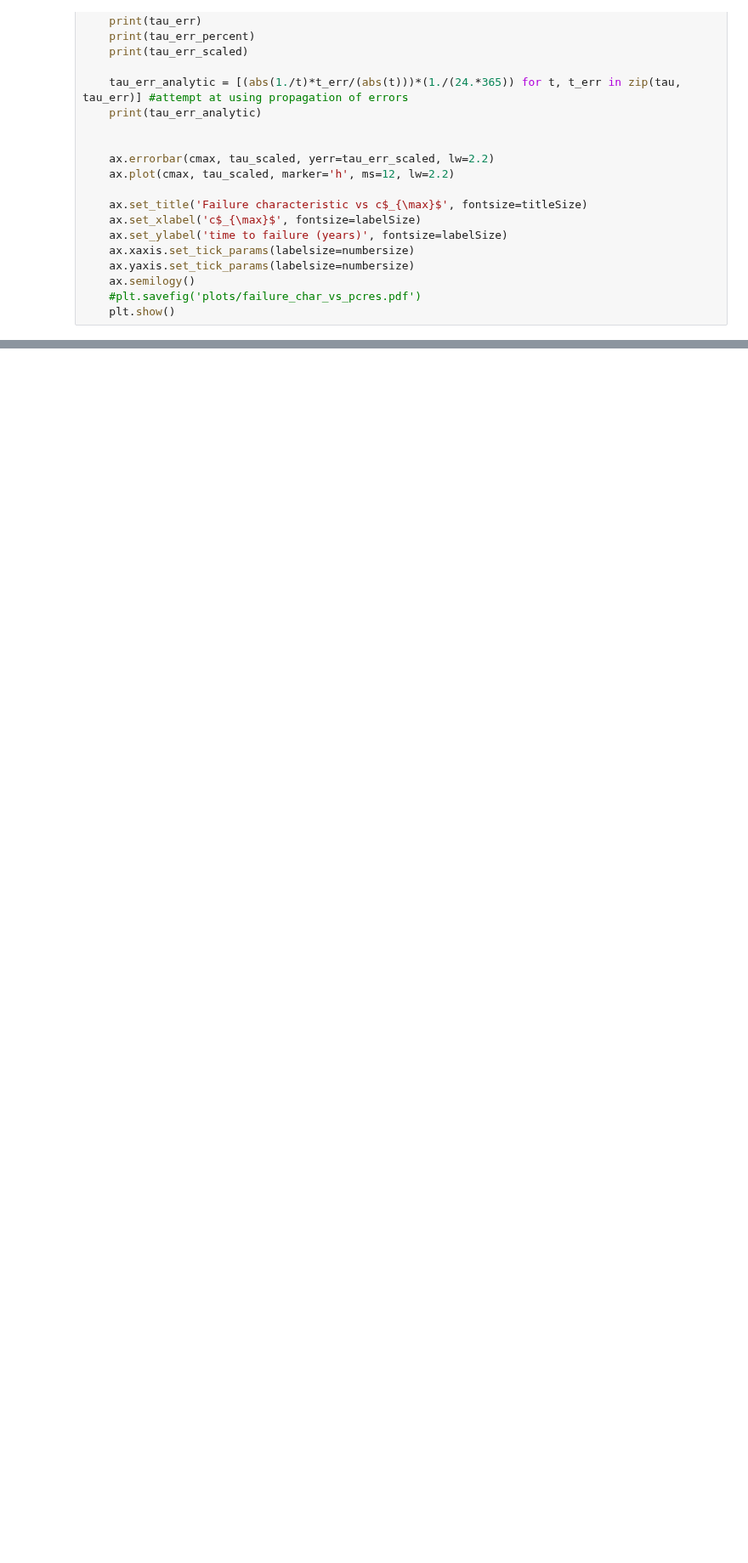
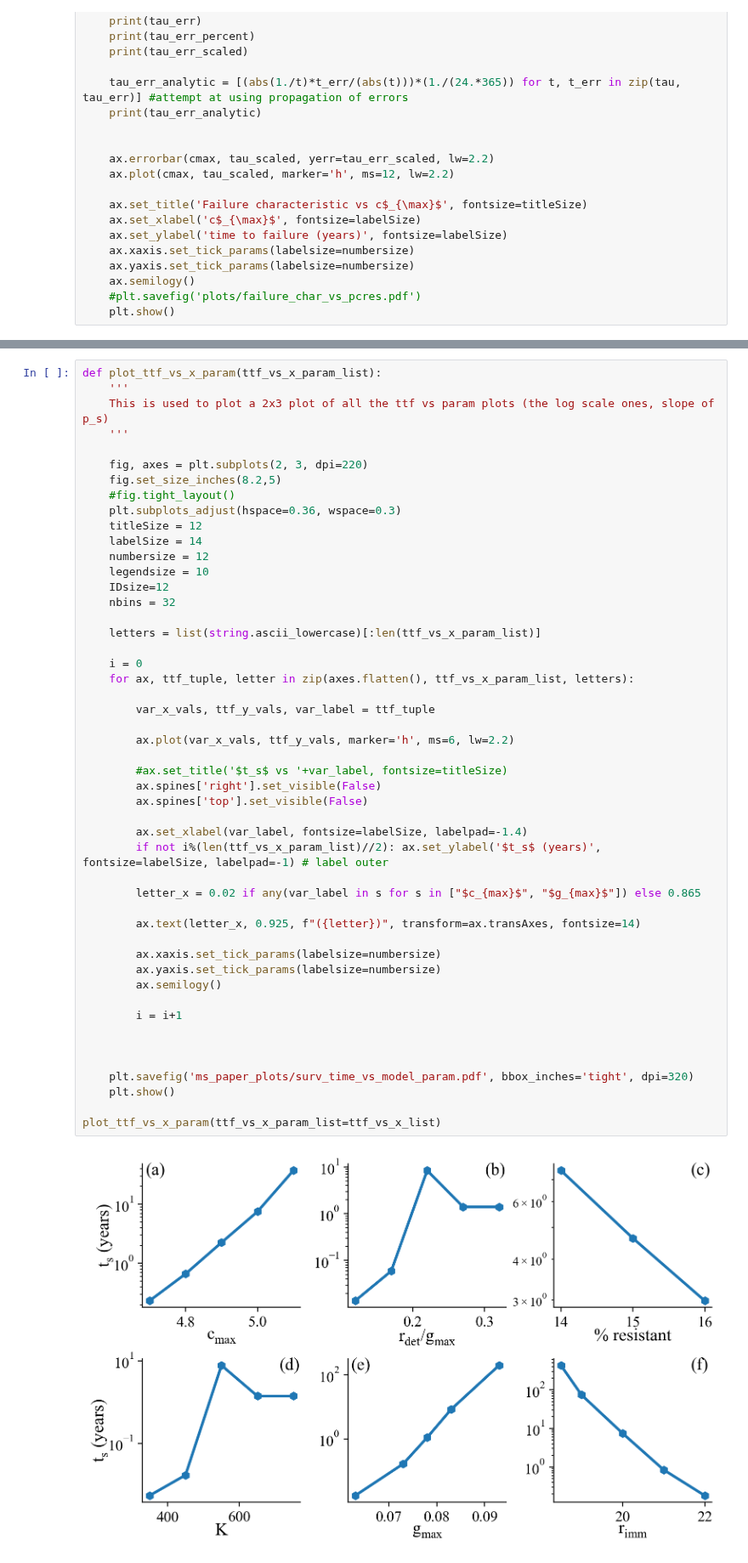
Before and after one commit to patricksinclair/multispecies_postprocessing, a Jupyter notebook: geno_distbs/varying_susceps/ttf_analyser.ipynb, the cells around one changed output, grey strips where cells are left out. Shown at 85% size. Drawn from its saved outputs; the diff is of its cells as text; blank space fills up the shorter version.

```diff
--- a/geno_distbs/varying_susceps/ttf_analyser.ipynb
+++ b/geno_distbs/varying_susceps/ttf_analyser.ipynb
@@ -338,3 +321,54 @@ ttf_14pc_rImm = plot_fitSlopes_and_failRate(ttf_14pcres_vs_rImm, rImm_vals, "$r_
+# %%
+def plot_ttf_vs_x_param(ttf_vs_x_param_list):
+    '''
+    This is used to plot a 2x3 plot of all the ttf vs param plots (the log scale ones, slope of p_s)
+    '''
+
+    fig, axes = plt.subplots(2, 3, dpi=220)
+    fig.set_size_inches(8.2,5)
+    #fig.tight_layout()
+    plt.subplots_adjust(hspace=0.36, wspace=0.3)
+    titleSize = 12
+    labelSize = 14
+    numbersize = 12
+    legendsize = 10
+    IDsize=12
+    nbins = 32
+
+    letters = list(string.ascii_lowercase)[:len(ttf_vs_x_param_list)]
+
+    i = 0
+    for ax, ttf_tuple, letter in zip(axes.flatten(), ttf_vs_x_param_list, letters):
+
+        var_x_vals, ttf_y_vals, var_label = ttf_tuple
+
+        ax.plot(var_x_vals, ttf_y_vals, marker='h', ms=6, lw=2.2)
+
+        #ax.set_title('$t_s$ vs '+var_label, fontsize=titleSize)
+        ax.spines['right'].set_visible(False)
+        ax.spines['top'].set_visible(False)
+
+        ax.set_xlabel(var_label, fontsize=labelSize, labelpad=-1.4)
+        if not i%(len(ttf_vs_x_param_list)//2): ax.set_ylabel('$t_s$ (years)', fontsize=labelSize, labelpad=-1) # label outer
+
+        letter_x = 0.02 if any(var_label in s for s in ["$c_{max}$", "$g_{max}$"]) else 0.865
+
+        ax.text(letter_x, 0.925, f"({letter})", transform=ax.transAxes, fontsize=14)
+
+        ax.xaxis.set_tick_params(labelsize=numbersize)
+        ax.yaxis.set_tick_params(labelsize=numbersize)
+        ax.semilogy()
+
+        i = i+1
+
+
+
+    plt.savefig('ms_paper_plots/surv_time_vs_model_param.pdf', bbox_inches='tight', dpi=320)
+    plt.show()
+
+plot_ttf_vs_x_param(ttf_vs_x_param_list=ttf_vs_x_list)
+# %% [output]
+[figure, added]
 # %%
 # # plt.plot(ttf_14pc)
 # # plt.plot(ttf_15pc)
```
Also changed, not shown: parts of 9 cells of this notebook, 1 other file.
